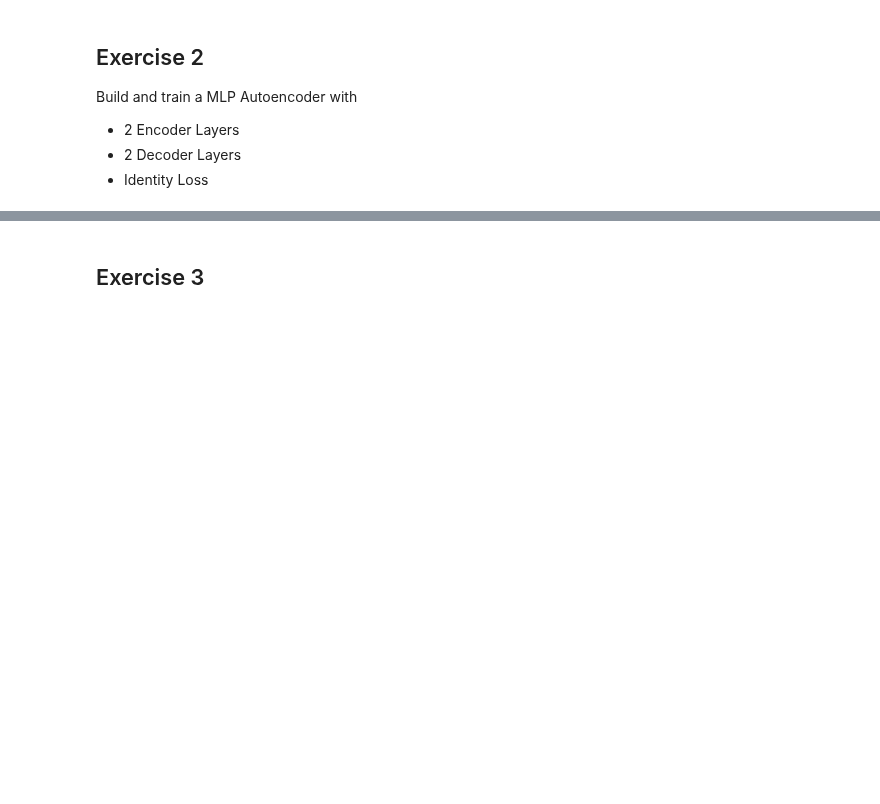
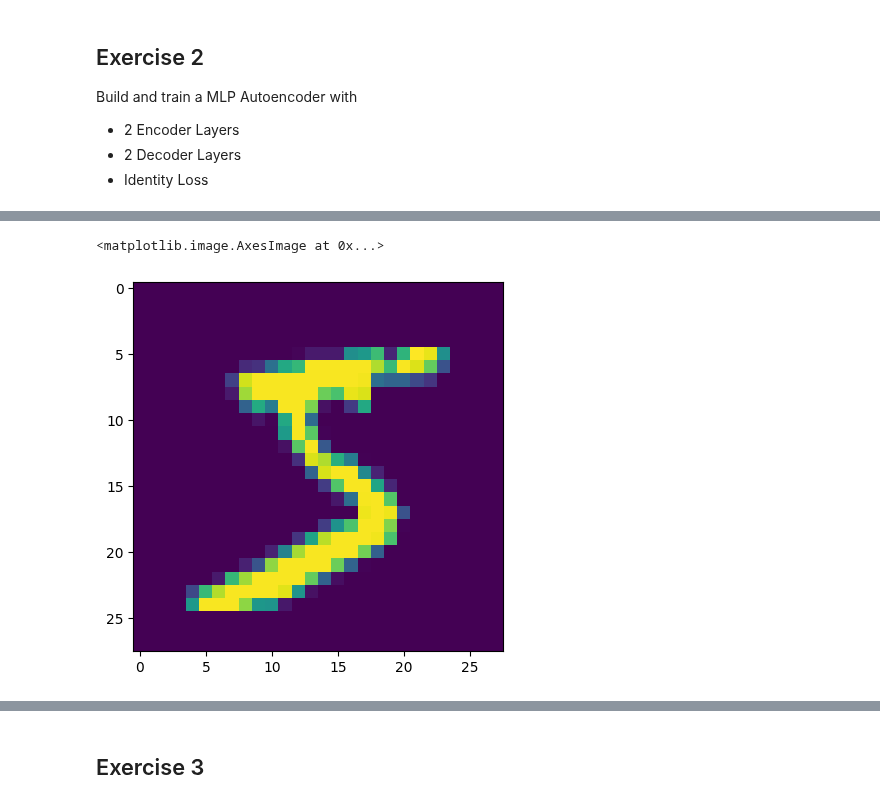
Before and after one commit to MrEwdew/DeepLearning25, a Jupyter notebook: week_8/Assignment_AE_MNIST.ipynb, the cells around one changed output, grey strips where cells are left out. Saved outputs shown, nothing was run; the diff lists cells and outputs as text; code cells hidden in the pictures; blank space fills up the shorter version.

```diff
--- a/week_8/Assignment_AE_MNIST.ipynb
+++ b/week_8/Assignment_AE_MNIST.ipynb
@@ -137 +152,7 @@ Epoch [10/10], Loss: 0.0298
+# %%
+mlp.cpu()
+plt.imshow(train[0][0].resize(28,28))
+# %% [output]
+<matplotlib.image.AxesImage at 0x...>
+[figure, added]
 # %%
```
Also changed, not shown: parts of 12 cells of this notebook.
